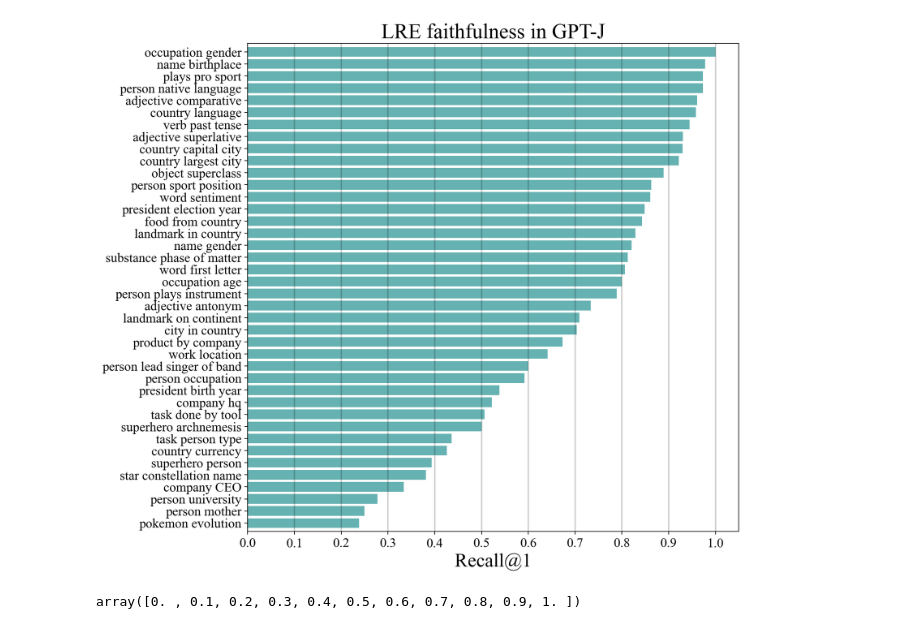
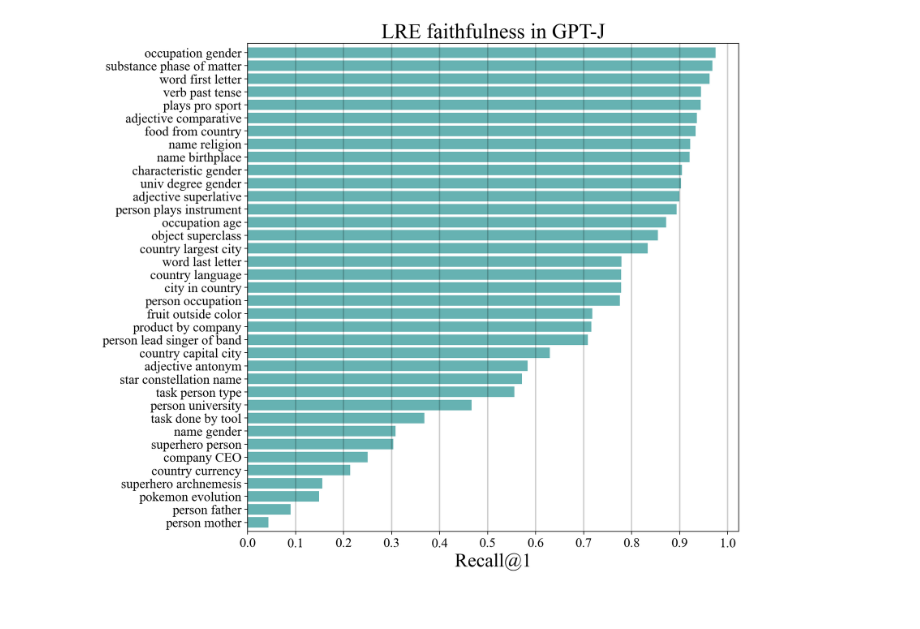
Before and after one commit to evandez/relations, a Jupyter notebook: notebooks/figures/faithfulness.ipynb, the cells around one changed output. Cells and saved outputs as stored; diff of their text form; code cells hidden in the pictures.

```diff
--- a/notebooks/figures/faithfulness.ipynb
+++ b/notebooks/figures/faithfulness.ipynb
@@ -134,3 +80,5 @@ performance_category_wise
+# %%
+performance_category_wise = segregate_categorywise(results_formatted, "relation_type")
 # %%
 #####################################################################################
 plt.rcParams["figure.dpi"] = 200
@@ -179,9 +132,9 @@ def plot_categorywise(canvas, result, title):
 # %%
 n_subplots = len(performance_category_wise)
-ncols=n_subplots
-nrows=1
+ncols=2
+nrows=int(np.ceil(n_subplots / ncols))
 
-fig, axes = plt.subplots(nrows=nrows, ncols=ncols, figsize=(ncols * 8, nrows * 6))
+fig, axes = plt.subplots(nrows=nrows, ncols=ncols, figsize=(ncols * 8, nrows * 9))
 if nrows == 1:
     axes = [axes]
 if ncols == 1:
@@ -189,7 +142,7 @@ if ncols == 1:
 
 ax_col, ax_row = 0, 0
 for i, (category, result) in enumerate(performance_category_wise.items()):
-    plot_categorywise(canvas = axes[ax_row][ax_col], result = result, title = category)
+    plot_categorywise(canvas = axes[ax_row][ax_col], result = result, title = category, set_yticks = ax_col == 0)
     ax_col += 1
     if ax_col == ncols:
         ax_col = 0
@@ -200,0 +154,20 @@ fig.show()
+# %%
+MODELS = ["gpt2-xl", "gptj", "llama"]
+categorywise_results = {}
+
+for model_name in MODELS:
+    results_file = f"{sweep_root}/{model_name}.json"
+    with open(results_file, "r") as f:
+        results_raw = json.load(f)
+    results_formatted = format_results(results_raw)
+
+    category_wise = segregate_categorywise(results_formatted, "relation_type")
+    for category in category_wise:
+        category_wise[category] = category_wise[category]['icl']["lre"][0]
+
+    for category in category_wise:
+        if category not in categorywise_results:
+            categorywise_results[category] = {}
+        categorywise_results[category][model_name] = category_wise[category]
+
+categorywise_results
@@ -218,33 +252,29 @@ plt.rc("figure", titlesize=BIGGER_SIZE)  # fontsize of the figure title
 # %%
 relation_and_recall = []
 
 for relation_name in results_formatted:
     relation_and_recall.append({
         "relation": relation_name,
-        "recall@1": results_formatted[relation_name]["recall"]['icl_mean'][0]
+        "recall@1": results_formatted[relation_name]["recall"]['icl']["lre"][0]
     })
 
 relation_and_recall = sorted(relation_and_recall, key = lambda x: x["recall@1"])
 
 relations = [r["relation"] for r in relation_and_recall]
 recalls = [r["recall@1"] for r in relation_and_recall]
 
 plt.figure(figsize = (10, 10))
 plt.barh(np.arange(len(relations)), recalls, color = "teal", alpha = 0.6)
 plt.yticks(np.arange(len(relations)), relations)
 plt.xticks(np.linspace(0, 1, 11), [np.round(v, 1) for v in np.linspace(0, 1, 11)])
 plt.ylim(-0.7,len(relation_and_recall)-.3)
 plt.xlabel("Recall@1")
 
 for x_tick in np.linspace(0, 1, 11):
     plt.axvline(x_tick, color = "black", alpha = 0.2)
 
 plt.title("LRE faithfulness in GPT-J")
 
 plt.show()
 # %% [output]
-[figure, old version]
+[figure, new version]
-# %%
-np.linspace(0, 1, 11)
-# %% [output]
-array([0. , 0.1, 0.2, 0.3, 0.4, 0.5, 0.6, 0.7, 0.8, 0.9, 1. ])
```
Also changed, not shown: parts of 10 cells of this notebook, 1 other file.
